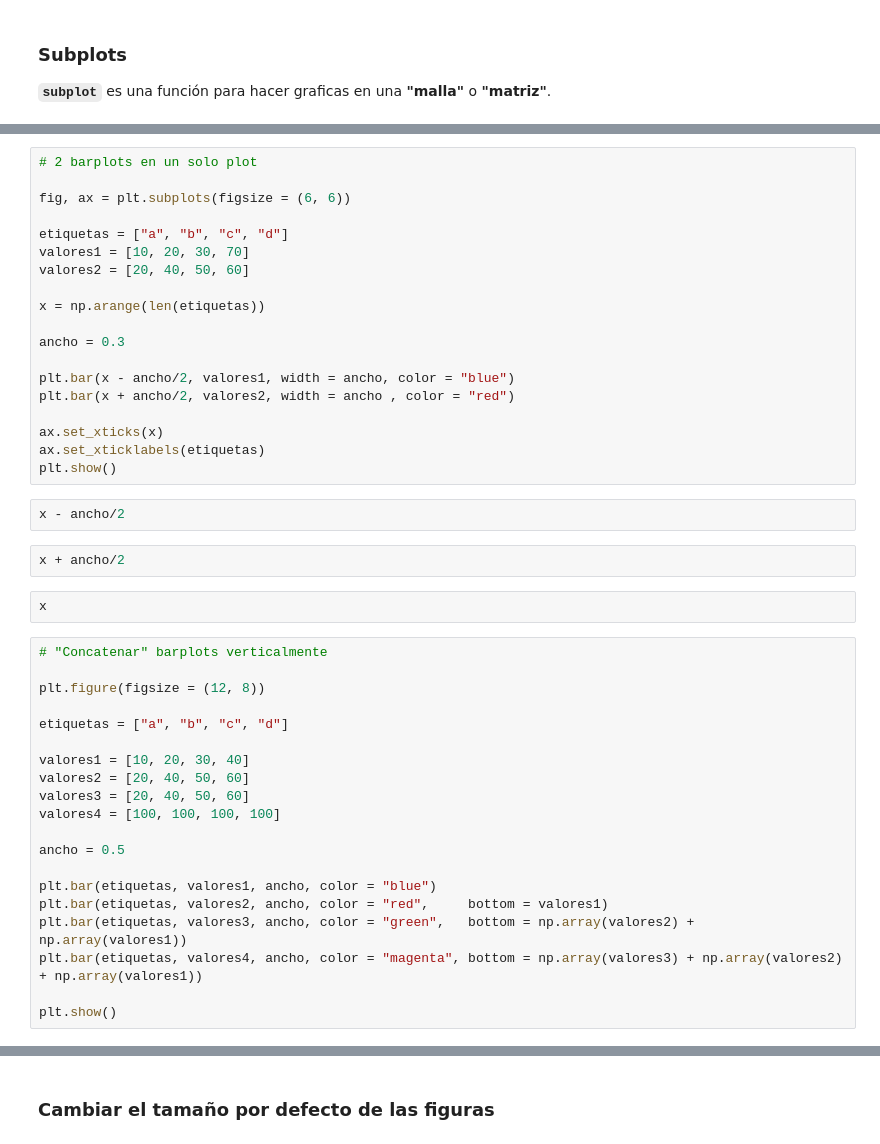
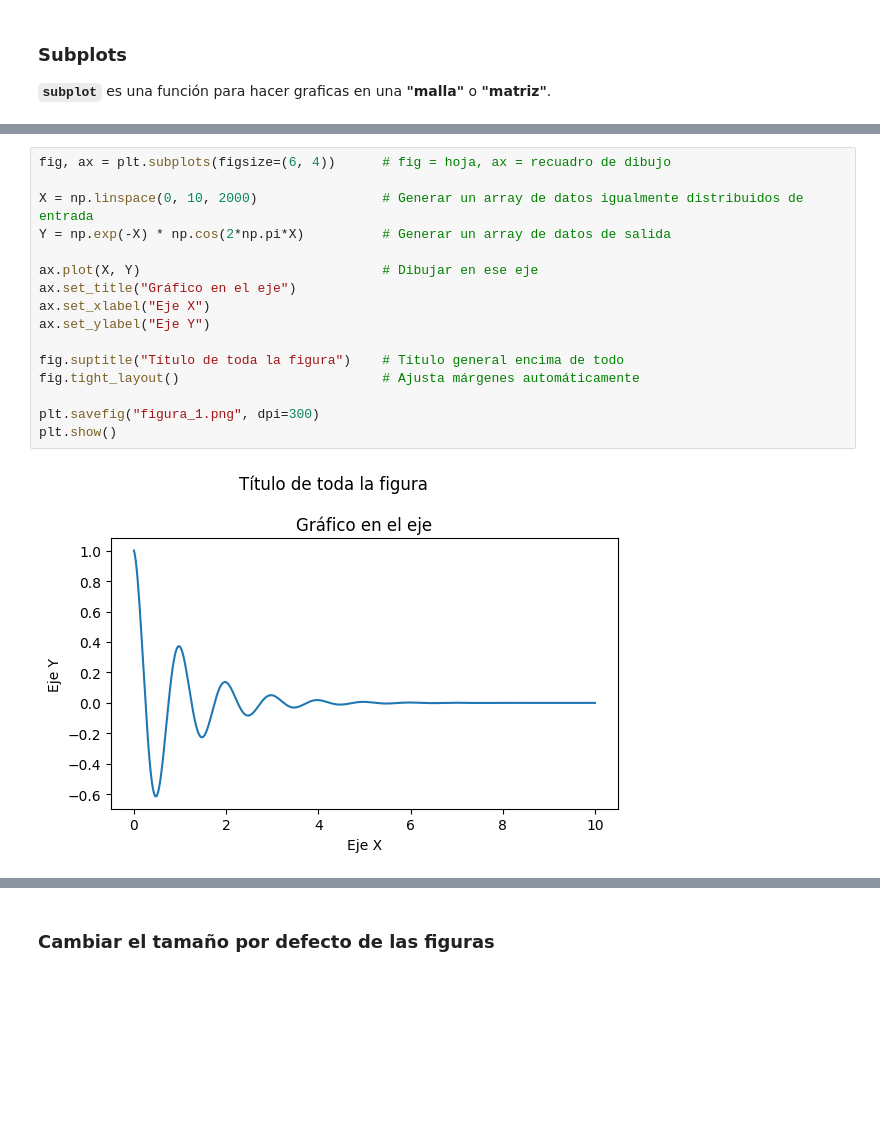
Before and after one commit to para18952/cursoPython2025, a Jupyter notebook: Modulo1_b/06.matplotlib_teoria.ipynb, the cells around one changed output, grey strips where cells are left out. Saved outputs shown, nothing was run; the diff lists cells and outputs as text; blank space fills up the shorter version.

```diff
--- a/Modulo1_b/06.matplotlib_teoria.ipynb
+++ b/Modulo1_b/06.matplotlib_teoria.ipynb
@@ -392,45 +108,18 @@ plt.show()
-# %%
-# 2 barplots en un solo plot
-
-fig, ax = plt.subplots(figsize = (6, 6))
-
-etiquetas = ["a", "b", "c", "d"]
-valores1 = [10, 20, 30, 70]
-valores2 = [20, 40, 50, 60]
-
-x = np.arange(len(etiquetas))
-
-ancho = 0.3
-
-plt.bar(x - ancho/2, valores1, width = ancho, color = "blue")
-plt.bar(x + ancho/2, valores2, width = ancho , color = "red")
-
-ax.set_xticks(x)
-ax.set_xticklabels(etiquetas)
-plt.show()
-# %%
-x - ancho/2
-# %%
-x + ancho/2
-# %%
-x
-# %%
-# "Concatenar" barplots verticalmente
-
-plt.figure(figsize = (12, 8))
-
-etiquetas = ["a", "b", "c", "d"]
-
-valores1 = [10, 20, 30, 40]
-valores2 = [20, 40, 50, 60]
-valores3 = [20, 40, 50, 60]
-valores4 = [100, 100, 100, 100]
-
-ancho = 0.5
-
-plt.bar(etiquetas, valores1, ancho, color = "blue")
-plt.bar(etiquetas, valores2, ancho, color = "red",     bottom = valores1)
-plt.bar(etiquetas, valores3, ancho, color = "green",   bottom = np.array(valores2) + np.array(valores1))
-plt.bar(etiquetas, valores4, ancho, color = "magenta", bottom = np.array(valores3) + np.array(valores2) + np.array(valores1))
-
-plt.show()
+# %%
+fig, ax = plt.subplots(figsize=(6, 4))      # fig = hoja, ax = recuadro de dibujo
+
+X = np.linspace(0, 10, 2000)                # Generar un array de datos igualmente distribuidos de entrada
+Y = np.exp(-X) * np.cos(2*np.pi*X)          # Generar un array de datos de salida
+
+ax.plot(X, Y)                               # Dibujar en ese eje
+ax.set_title("Gráfico en el eje")
+ax.set_xlabel("Eje X")
+ax.set_ylabel("Eje Y")
+
+fig.suptitle("Título de toda la figura")    # Título general encima de todo
+fig.tight_layout()                          # Ajusta márgenes automáticamente
+
+plt.savefig("figura_1.png", dpi=300)
+plt.show()
+# %% [output]
+[figure, added]
```
Also changed, not shown: parts of 58 cells of this notebook, 1 other file.
